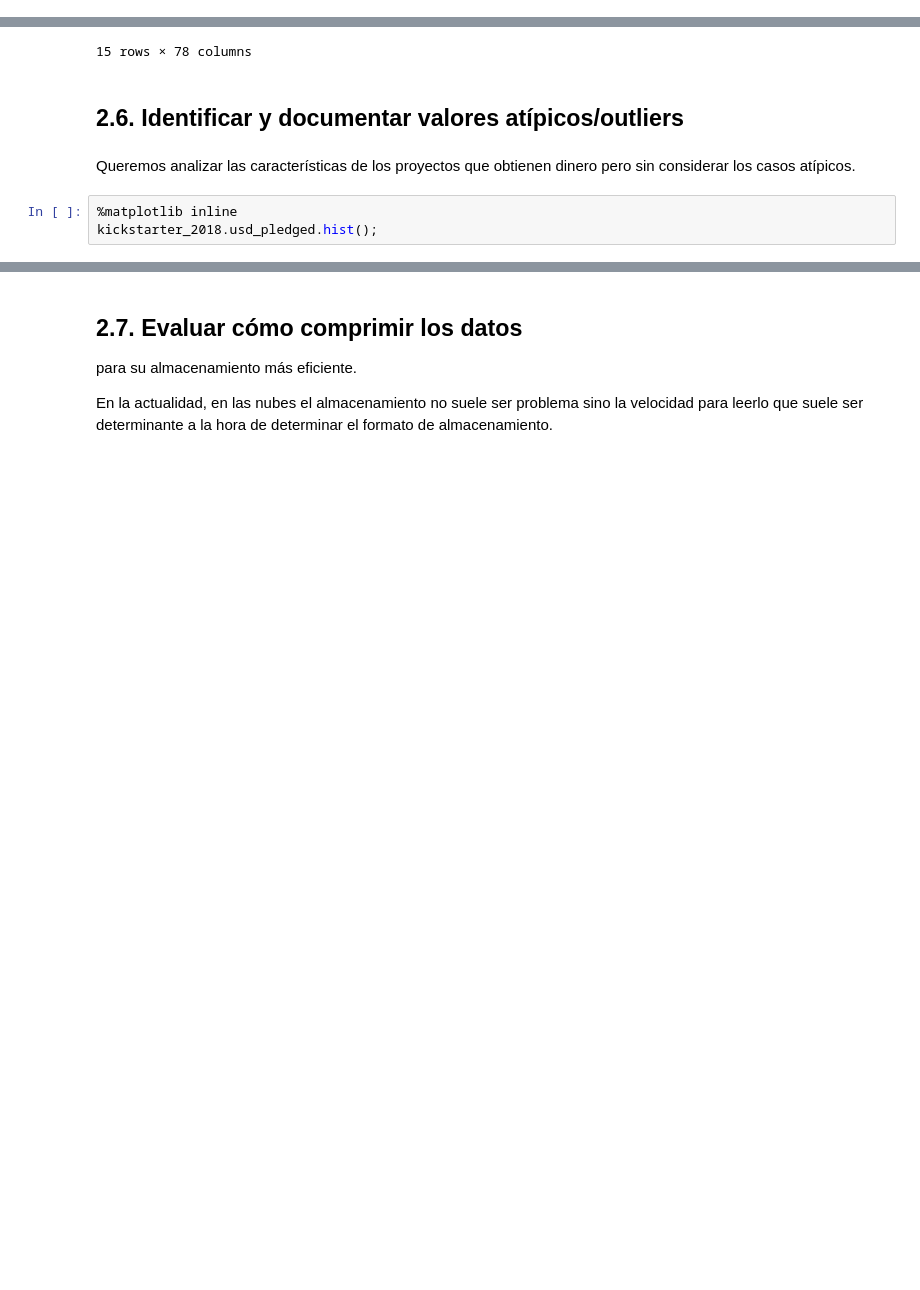
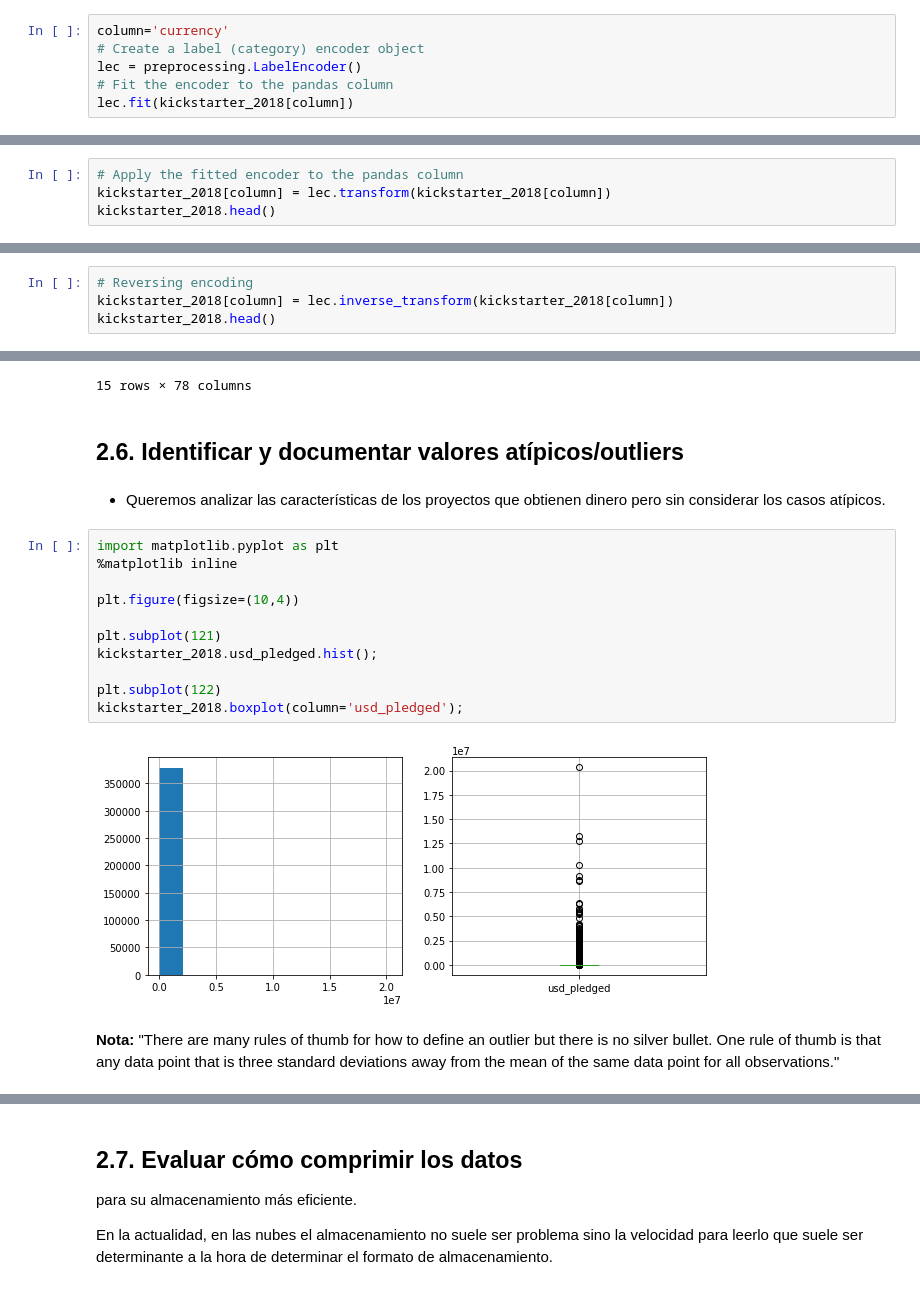
Before and after one commit to Verobornancini/AnalisisYCuracion, a Jupyter notebook: notebooks/Limpieza.ipynb, the cells around one changed output, grey strips where cells are left out. Cells and saved outputs as stored; diff of their text form; blank space fills up the shorter version.

```diff
--- a/notebooks/Limpieza.ipynb
+++ b/notebooks/Limpieza.ipynb
@@ -915,3 +915,9 @@ pd.DataFrame(lb_results, columns=((other_column + '_') + pd.Series(lb.classes_))
 #### Ejercicio 4
 
 Codificar `currency` con ambas estrategias
+# %%
+column='currency'
+# Create a label (category) encoder object
+lec = preprocessing.LabelEncoder()
+# Fit the encoder to the pandas column
+lec.fit(kickstarter_2018[column])
@@ -917,0 +944,4 @@ Codificar `currency` con ambas estrategias
+# %%
+# Apply the fitted encoder to the pandas column
+kickstarter_2018[column] = lec.transform(kickstarter_2018[column])
+kickstarter_2018.head()
@@ -917,0 +956,4 @@ Codificar `currency` con ambas estrategias
+# %%
+# Reversing encoding
+kickstarter_2018[column] = lec.inverse_transform(kickstarter_2018[column])
+kickstarter_2018.head()
@@ -1120,7 +1190,19 @@ kickstarter_2018.pivot_table(index='main_category',
 # %% [markdown]
 ## 2.6. Identificar y documentar valores atípicos/outliers
 # %% [markdown]
-Queremos analizar las características de los proyectos que obtienen dinero pero sin considerar los casos atípicos.
+* Queremos analizar las características de los proyectos que obtienen dinero pero sin considerar los casos atípicos.
-# %%
-%matplotlib inline
-kickstarter_2018.usd_pledged.hist();
+# %%
+import matplotlib.pyplot as plt
+%matplotlib inline
+
+plt.figure(figsize=(10,4))
+
+plt.subplot(121)
+kickstarter_2018.usd_pledged.hist();
+
+plt.subplot(122)
+kickstarter_2018.boxplot(column='usd_pledged');
+# %% [output]
+[figure, added]
+# %% [markdown]
+**Nota:** "There are many rules of thumb for how to define an outlier but there is no silver bullet. One rule of thumb is that any data point that is three standard deviations away from the mean of the same data point for all observations."
```
Also changed, not shown: parts of 18 cells of this notebook.
